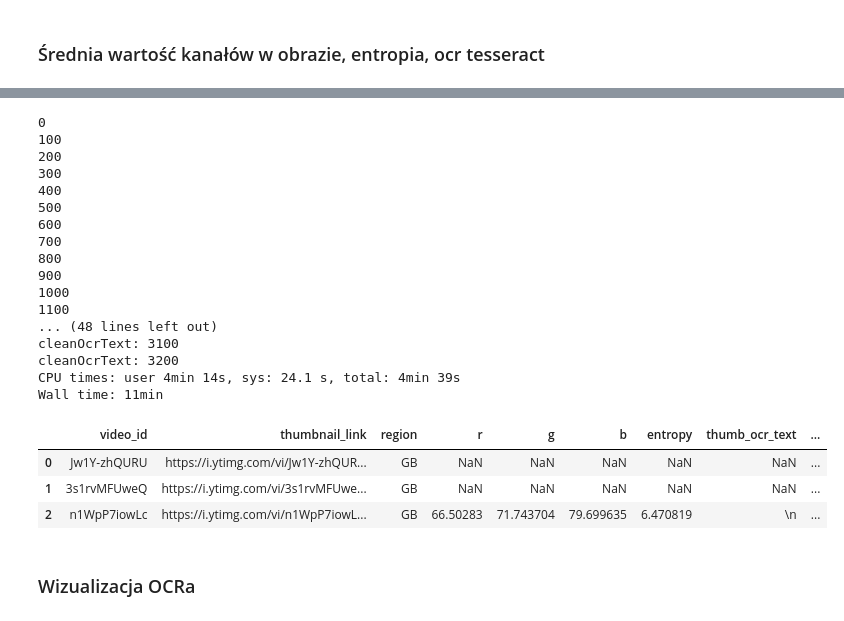
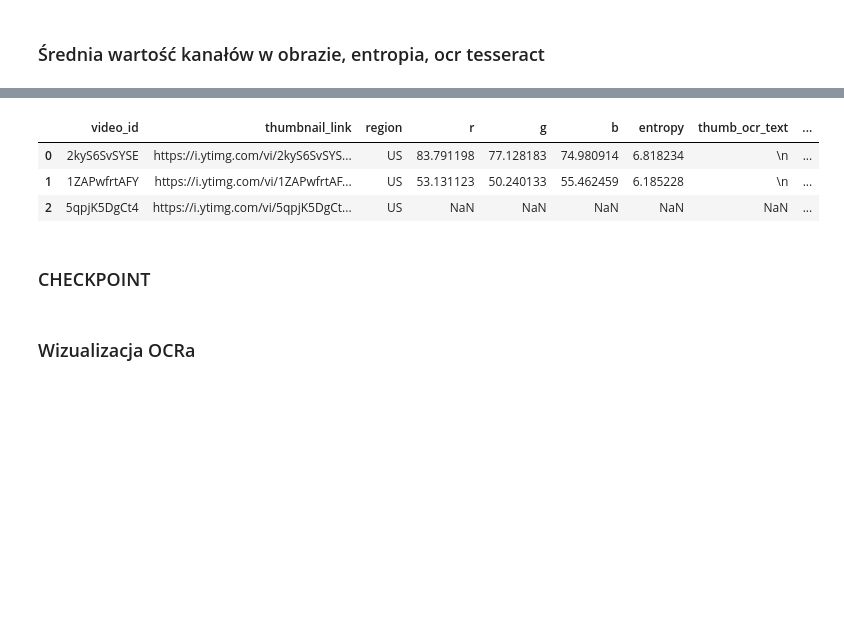
Before and after one commit to AdamKlejda/PED_YT, a Jupyter notebook: Etap2LiLatee_GB.ipynb, the cells around one changed output, grey strips where cells are left out. Drawn from its saved outputs; the diff is of its cells as text; code cells hidden in the pictures; blank space fills up the shorter version.

Commit message:
Etap2, ocr V2 done

```diff
--- a/Etap2LiLatee_GB.ipynb
+++ b/Etap2LiLatee_GB.ipynb
@@ -50,7 +50,6 @@ pd.options.display.max_columns = None
 df = pd.read_csv("./GB_new_columns.csv")
 df = df.loc[:, ["video_id", "thumbnail_link", 'region']]
 region = df['region'][0]
-df = df.set_index("video_id")
 print(df.shape)
 df[:3]
 # %% [output]
@@ -121,9 +119,9 @@ for i, img_path in enumerate(glob.glob(f"{imgs_path}/*.png")):
     df.loc[df.video_id == path.stem, "thumb_ocr_text"] = pytesseract.image_to_string(img)
 
     if (i % 100 == 0):
-        print(i)
+        print(i, end='\r')
 
 df["clean_thumb_ocr_text"] = df.apply(lambda row: cleanOcrText(row.thumb_ocr_text), axis=1)
-df.to_csv(f"./our_data/etap2_{region}-tesseract.csv", index=False)
+df.to_csv(f"./our_data/Etap2/etap2_{region}-tesseract.csv", index=False)
 df[:3]
 # %% [output]
@@ -143,22 +145,7 @@ df[:3]
-0
-100
-200
-300
-400
-500
-600
-700
-800
-900
-1000
-1100
-... (48 lines left out)
-cleanOcrText: 3100
-cleanOcrText: 3200
-CPU times: user 4min 14s, sys: 24.1 s, total: 4min 39s
-Wall time: 11min
 |  | video_id | thumbnail_link | region | r | g | b | entropy | thumb_ocr_text | ... |
-| 0 | Jw1Y-zhQURU | https://i.ytimg.com/vi/Jw1Y-zhQUR... | GB | NaN | NaN | NaN | NaN | NaN | ... |
-| 1 | 3s1rvMFUweQ | https://i.ytimg.com/vi/3s1rvMFUwe... | GB | NaN | NaN | NaN | NaN | NaN | ... |
-| 2 | n1WpP7iowLc | https://i.ytimg.com/vi/n1WpP7iowL... | GB | 66.50283 | 71.743704 | 79.699635 | 6.470819 | \n | ... |
+| 0 | 2kyS6SvSYSE | https://i.ytimg.com/vi/2kyS6SvSYS... | US | 83.791198 | 77.128183 | 74.980914 | 6.818234 | \n | ... |
+| 1 | 1ZAPwfrtAFY | https://i.ytimg.com/vi/1ZAPwfrtAF... | US | 53.131123 | 50.240133 | 55.462459 | 6.185228 | \n | ... |
+| 2 | 5qpjK5DgCt4 | https://i.ytimg.com/vi/5qpjK5DgCt... | US | NaN | NaN | NaN | NaN | NaN | ... |
+# %% [markdown]
+### CHECKPOINT
 # %%
```
Also changed, not shown: parts of 18 cells of this notebook, 11 other files.
